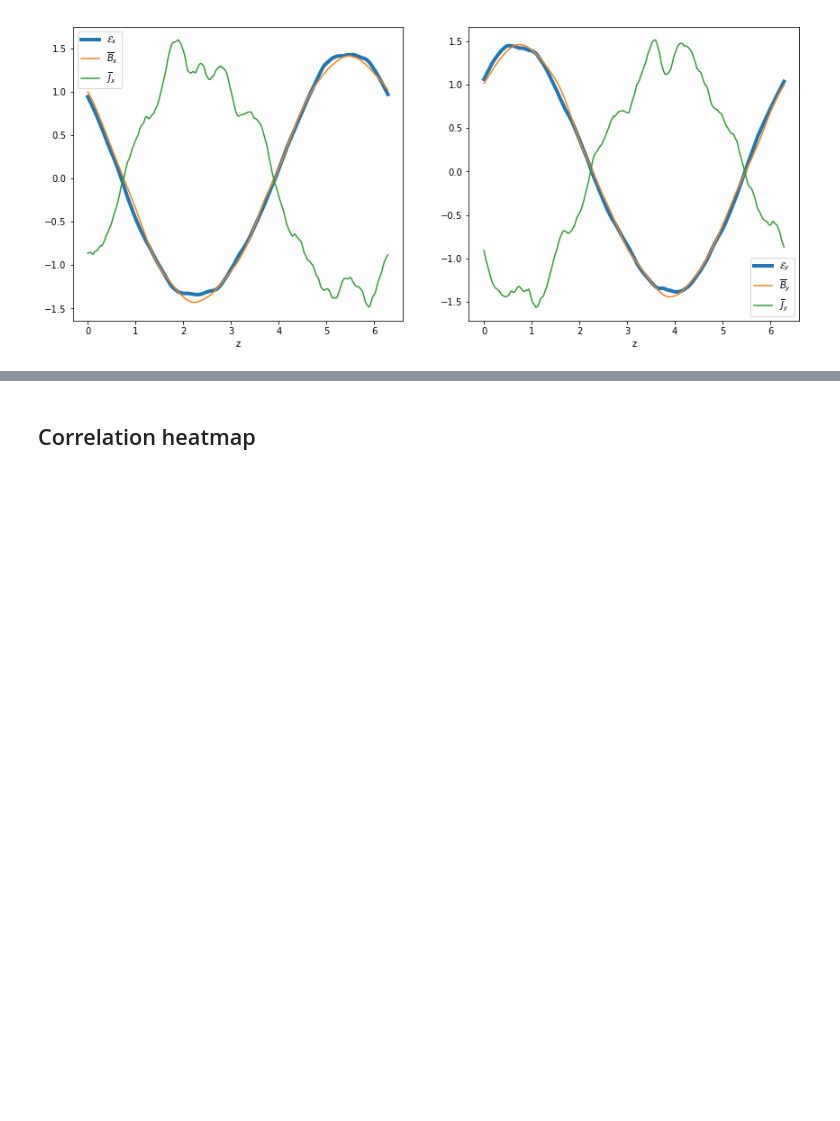
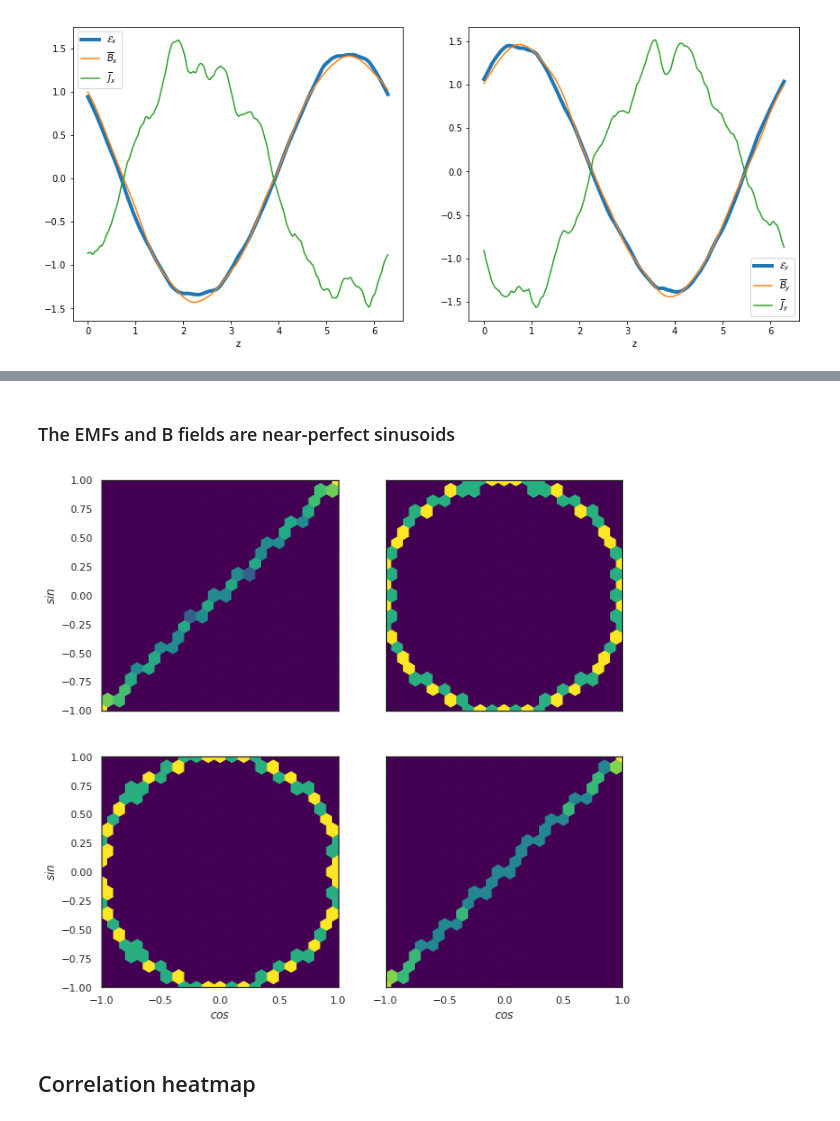
Before and after one commit to fnauman/ML_alpha2, a Jupyter notebook: vertical_profiles.ipynb, the cells around one changed output, grey strips where cells are left out. Saved outputs shown, nothing was run; the diff lists cells and outputs as text; code cells hidden in the pictures; blank space fills up the shorter version.

```diff
--- a/vertical_profiles.ipynb
+++ b/vertical_profiles.ipynb
@@ -92,3 +164,43 @@ Text(0.5, 0, 'z')
+# %% [markdown]
+### The EMFs and B fields are near-perfect sinusoids
+# %%
+# EMF = [EMF_x, EMF_y] = [sin(x) cos(x)]
+# B   = [B_x,   B_y]   = [sin(x) cos(x)]
+
+testx1 = np.sin(np.linspace(0,2*np.pi,100))
+testx2 = np.cos(np.linspace(0,2*np.pi,100))
+
+testy1 = np.sin(np.linspace(0,2*np.pi,100))
+testy2 = np.cos(np.linspace(0,2*np.pi,100))
+
+#testy1 = np.sin(np.linspace(-np.pi,np.pi,100))
+#testy2 = np.cos(np.linspace(-np.pi,np.pi,100))
+
+fig, ((ax1, ax2), (ax3, ax4)) = plt.subplots(2, 2, figsize=(10,10), sharex='col', sharey='row')
+
+hb = ax1.hexbin(testx1, testy1, gridsize=20, bins='log', cmap='viridis')
+ax1.axis([testx1.min(),testx1.max(),testy1.min(),testy1.max()])
+#ax1.set_xlabel(r'$sin$', fontsize=12)
+ax1.set_ylabel(r'$sin$', fontsize=12)
+
+hb = ax2.hexbin(testx1, testy2, gridsize=20, bins='log', cmap='viridis')
+ax2.axis([testx1.min(),testx1.max(),testy2.min(),testy2.max()])
+#ax2.set_xlabel(r'$sin$', fontsize=12)
+#ax2.set_ylabel(r'$cos$', fontsize=12)
+
+hb = ax3.hexbin(testx2, testy1, gridsize=20, bins='log', cmap='viridis')
+ax3.axis([testx2.min(),testx2.max(),testy1.min(),testy1.max()])
+ax3.set_xlabel(r'$cos$', fontsize=12)
+ax3.set_ylabel(r'$sin$', fontsize=12)
+
+hb = ax4.hexbin(testx2, testy2, gridsize=20, bins='log', cmap='viridis')
+ax4.axis([testx2.min(),testx2.max(),testy2.min(),testy2.max()])
+ax4.set_xlabel(r'$cos$', fontsize=12)
+#ax4.set_ylabel(r'$cos$', fontsize=12)
+
+#fig.savefig('hexbin_allin1_sincosbasis.pdf', bbox_inches='tight')
+# %% [output]
+[figure, added]
 # %% [markdown]
 ## Correlation heatmap
 # %%
```
Also changed, not shown: parts of 12 cells of this notebook, 1 other file.
